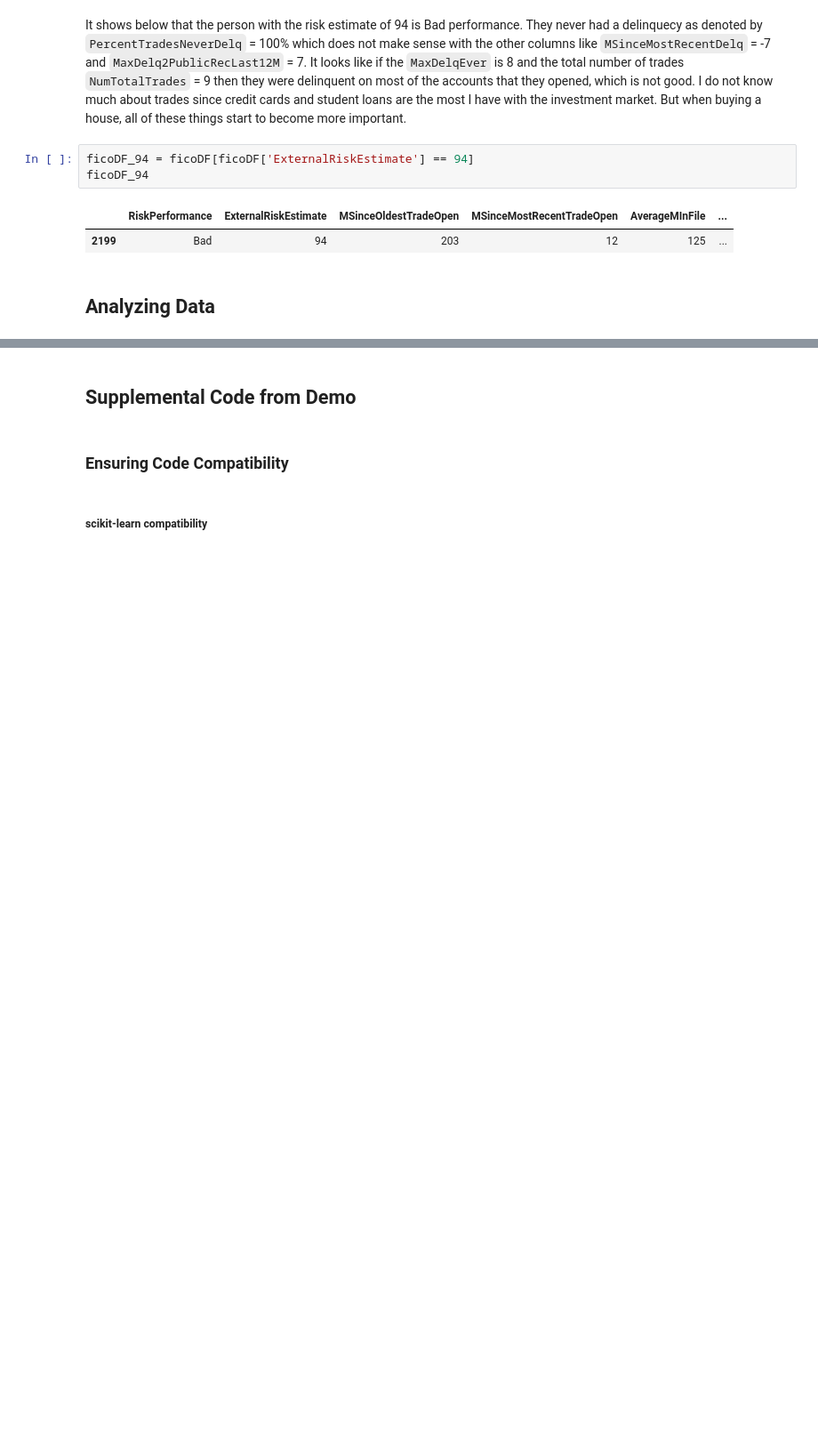
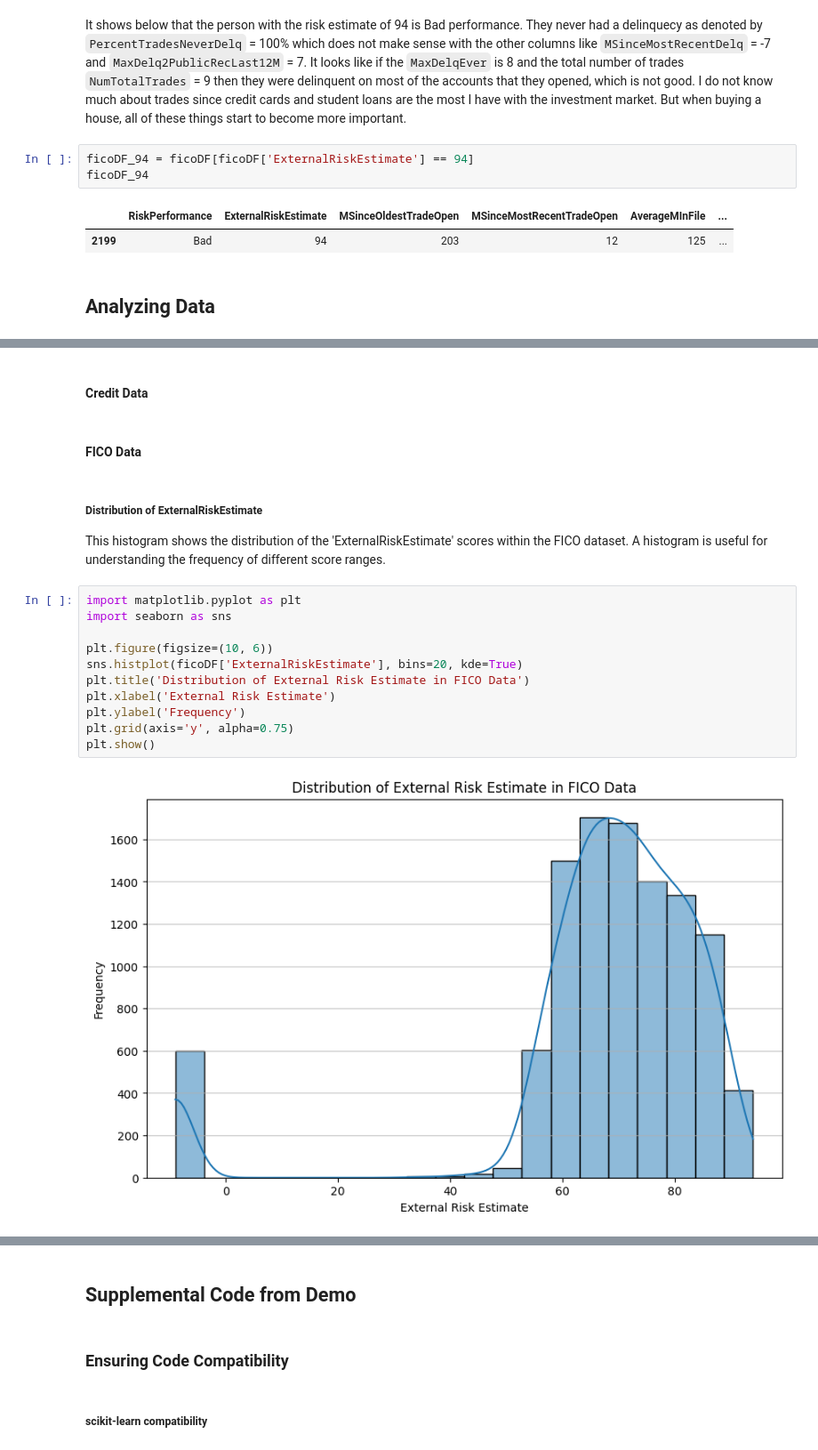
Before and after one commit to HyperTT/GeneticCF, a Jupyter notebook: CS3960_FinalProject.ipynb, the cells around one changed output, grey strips where cells are left out. Shown at 89% size. Drawn from its saved outputs; the diff is of its cells as text; blank space fills up the shorter version.

```diff
--- a/CS3960_FinalProject.ipynb
+++ b/CS3960_FinalProject.ipynb
@@ -311,0 +387,21 @@ ficoDF_94
+# %% [markdown]
+#### Credit Data
+# %% [markdown]
+#### FICO Data
+# %% [markdown]
+##### Distribution of ExternalRiskEstimate
+
+This histogram shows the distribution of the 'ExternalRiskEstimate' scores within the FICO dataset. A histogram is useful for understanding the frequency of different score ranges.
+# %%
+import matplotlib.pyplot as plt
+import seaborn as sns
+
+plt.figure(figsize=(10, 6))
+sns.histplot(ficoDF['ExternalRiskEstimate'], bins=20, kde=True)
+plt.title('Distribution of External Risk Estimate in FICO Data')
+plt.xlabel('External Risk Estimate')
+plt.ylabel('Frequency')
+plt.grid(axis='y', alpha=0.75)
+plt.show()
+# %% [output]
+[figure, added]
```
Also changed, not shown: parts of 18 cells of this notebook.
